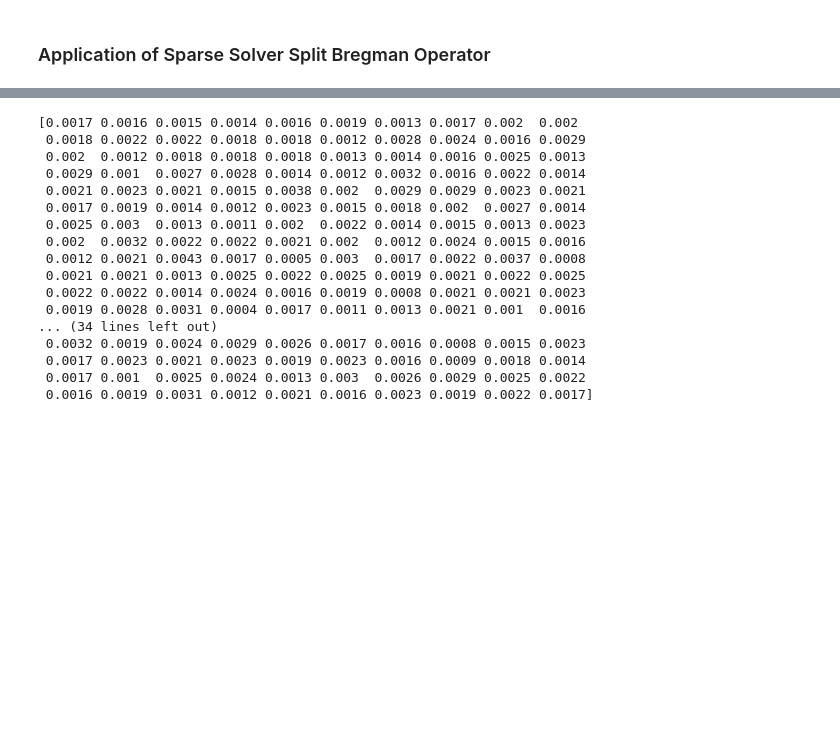
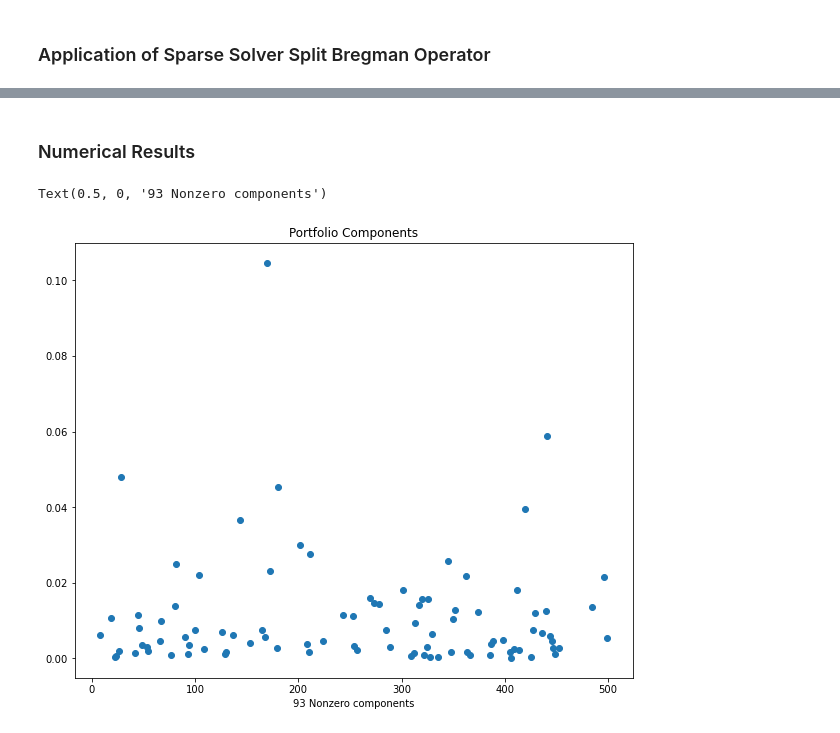
Before and after one commit to jasonbohne123/Split_Bregman_MPT, a Jupyter notebook: Split_Bregman_Portfolio.ipynb, the cells around one changed output, grey strips where cells are left out. Saved outputs shown, nothing was run; the diff lists cells and outputs as text; code cells hidden in the pictures; blank space fills up the shorter version.

```diff
--- a/Split_Bregman_Portfolio.ipynb
+++ b/Split_Bregman_Portfolio.ipynb
@@ -35,4 +35,4 @@ returns
 ### Computation of Naive mean and covariance estimation from sample
 # %%
 returns_mean=returns.mean()
-returns_cov=pd.DataFrame(np.cov(returns.T))
+returns_cov=np.cov(returns.T)
@@ -45,12 +41,15 @@ Text(0.5, 1.0, 'Distribution of Average Log Return ')
 # %% [markdown]
 ### Application of Sparse Solver Split Bregman Operator
 # %%
-def qp(cov,mean,w,d,b,beta,lambda1):
+def qp(cov,mean,w,d,b,beta,lambda1,tol,maxiter):
     """ Inner optimization problem using unconstrained optimization
     """
 
-    x0=w
+    x0=w # initial guess is previous result
     def objective_val(w,cov,mean,d,b,beta,lambda1):
+        """ MPT objective
+        """
+
         obj=np.dot(np.dot(w,cov),w)-np.dot(w,mean)
 
         l2_pen=np.sum((d-beta*w-b)**2)
@@ -68,14 +67,12 @@ def shrinkage(w,d,b,lambda1,beta):
     """
 
     x=beta*w+b
-
-    # elementwise max
-    obj=np.fmax([np.abs(x)-(1/lambda1)],[np.zeros(len(w))])
+    obj=np.fmax([np.abs(x)-(1/lambda1)],[np.zeros(len(w))])  # elementwise max
     signed_obj=np.sign(x)*obj
 
     return signed_obj[0]
 
-def split_bregman(cov,mean,beta=None,tol=1e-12,maxiter=550):
+def split_bregman(cov,mean,lambda1,beta=None,tol=1e-10,maxiter=100):
     """ Split Bregman Optimization Routine
     """
 
@@ -89,30 +86,30 @@ def split_bregman(cov,mean,beta=None,tol=1e-12,maxiter=550):
     d=np.zeros(n)
 
 
-    lambda1=1e-2
+    lambda1=100
 
     i=0
     while error>tol:
         if i>maxiter:
             print("MaxIter Achieved")
+            break
 
 
-        if i%100==0:
+        if i%5==0 and i>0:
             print(f"{i}-th iteration with error of {error}")
 
         w_old=w
-        w=qp(cov,mean,w_old,d,b,beta,lambda1)
+        w=qp(cov,mean,w_old,d,b,beta,lambda1,tol,maxiter)
         error=np.sum((w-w_old)**2)
-        print(error)
 
         d=shrinkage(w,d,b,lambda1,beta)
         b=b+w-d
         i+=1
 
-
-
     unit_w=w/np.linalg.norm(w,ord=1)
+    print(f"Successfully terminated in {i} iterations of error {error}")
     return np.round(unit_w,4)
 # %%
-w=split_bregman(returns_mean,returns_cov,tol=1e-8,maxiter=100)
+lambda1=1
+w=split_bregman(returns_mean,returns_cov,lambda1=lambda1,tol=1e-12,maxiter=250)
 # %% [output]
@@ -136,20 +133,12 @@ w=split_bregman(returns_mean,returns_cov,tol=1e-8,maxiter=100)
+# %% [markdown]
+### Numerical Results
 # %%
-print(w)
+nonzero_w=np.where(w>0)[0]
+
+fig,ax=plt.subplots(figsize=(10,8))
+plt.title("Portfolio Components")
+plt.scatter(nonzero_w,w[nonzero_w])
+plt.xlabel(f"{len(nonzero_w)} Nonzero components")
 # %% [output]
-[0.0017 0.0016 0.0015 0.0014 0.0016 0.0019 0.0013 0.0017 0.002  0.002
- 0.0018 0.0022 0.0022 0.0018 0.0018 0.0012 0.0028 0.0024 0.0016 0.0029
- 0.002  0.0012 0.0018 0.0018 0.0018 0.0013 0.0014 0.0016 0.0025 0.0013
- 0.0029 0.001  0.0027 0.0028 0.0014 0.0012 0.0032 0.0016 0.0022 0.0014
- 0.0021 0.0023 0.0021 0.0015 0.0038 0.002  0.0029 0.0029 0.0023 0.0021
- 0.0017 0.0019 0.0014 0.0012 0.0023 0.0015 0.0018 0.002  0.0027 0.0014
- 0.0025 0.003  0.0013 0.0011 0.002  0.0022 0.0014 0.0015 0.0013 0.0023
- 0.002  0.0032 0.0022 0.0022 0.0021 0.002  0.0012 0.0024 0.0015 0.0016
- 0.0012 0.0021 0.0043 0.0017 0.0005 0.003  0.0017 0.0022 0.0037 0.0008
- 0.0021 0.0021 0.0013 0.0025 0.0022 0.0025 0.0019 0.0021 0.0022 0.0025
- 0.0022 0.0022 0.0014 0.0024 0.0016 0.0019 0.0008 0.0021 0.0021 0.0023
- 0.0019 0.0028 0.0031 0.0004 0.0017 0.0011 0.0013 0.0021 0.001  0.0016
-... (34 lines left out)
- 0.0032 0.0019 0.0024 0.0029 0.0026 0.0017 0.0016 0.0008 0.0015 0.0023
- 0.0017 0.0023 0.0021 0.0023 0.0019 0.0023 0.0016 0.0009 0.0018 0.0014
- 0.0017 0.001  0.0025 0.0024 0.0013 0.003  0.0026 0.0029 0.0025 0.0022
- 0.0016 0.0019 0.0031 0.0012 0.0021 0.0016 0.0023 0.0019 0.0022 0.0017]
+Text(0.5, 0, '93 Nonzero components')
+[figure, added]
```
Also changed, not shown: parts of 4 cells of this notebook.
